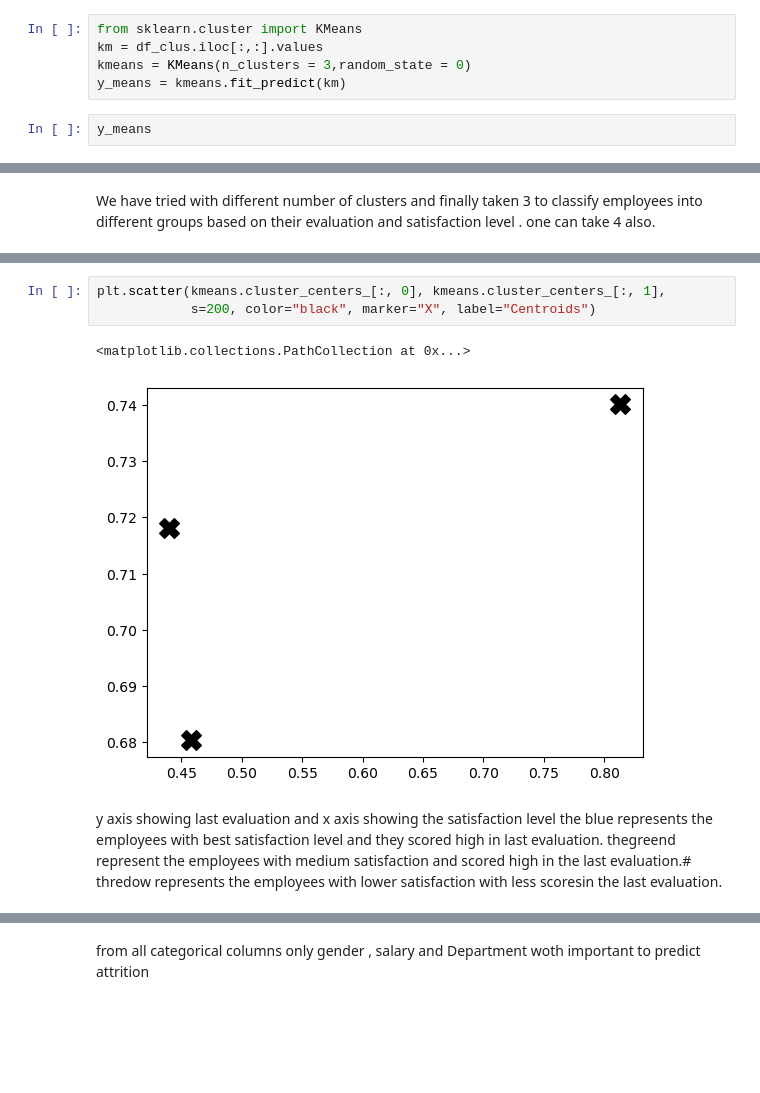
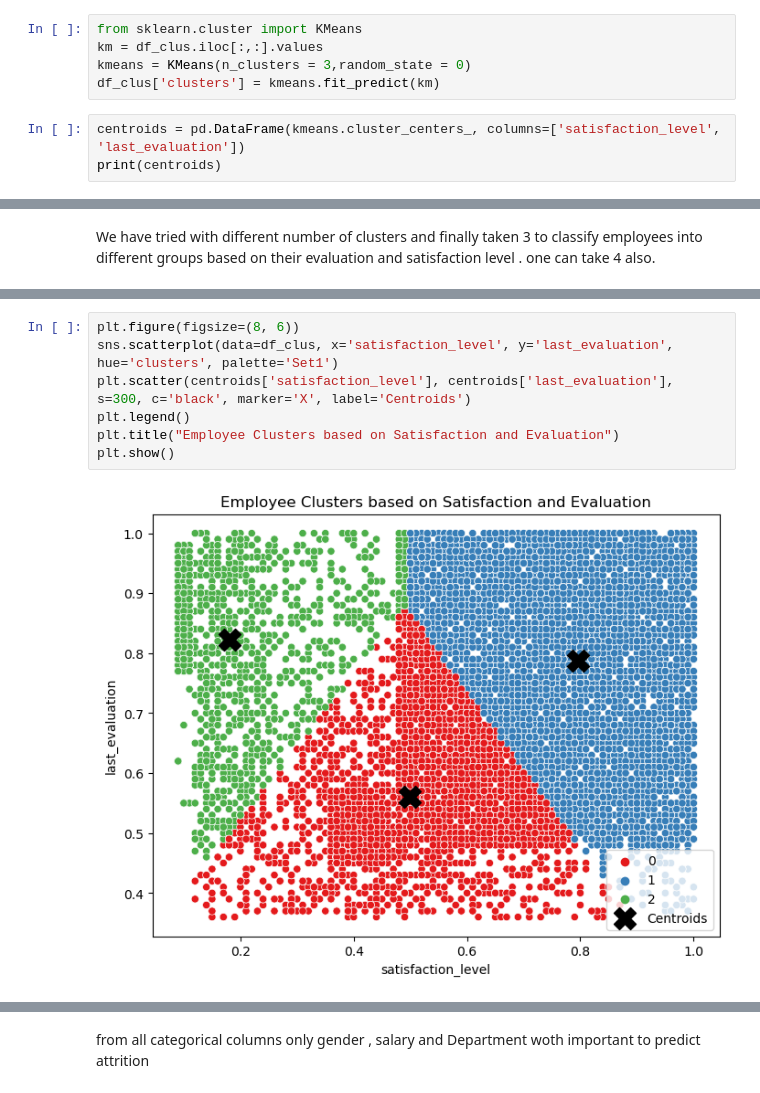
Before and after one commit to ABHISHEK-ALGO/H-R-ANALYTICS, a Jupyter notebook: HR Analytics Project.ipynb, the cells around one changed output, grey strips where cells are left out. Saved outputs shown, nothing was run; the diff lists cells and outputs as text; blank space fills up the shorter version.

```diff
--- a/HR Analytics Project.ipynb
+++ b/HR Analytics Project.ipynb
@@ -575,7 +559,8 @@ array([[0.38, 0.53, '1'],
 from sklearn.cluster import KMeans
 km = df_clus.iloc[:,:].values
 kmeans = KMeans(n_clusters = 3,random_state = 0)
-y_means = kmeans.fit_predict(km)
+df_clus['clusters'] = kmeans.fit_predict(km)
 # %%
-y_means
+centroids = pd.DataFrame(kmeans.cluster_centers_, columns=['satisfaction_level', 'last_evaluation'])
+print(centroids)
 # %% [output]
@@ -603,10 +578,9 @@ plt.show()
-# %%
-plt.scatter(kmeans.cluster_centers_[:, 0], kmeans.cluster_centers_[:, 1],
-            s=200, color="black", marker="X", label="Centroids")
-# %% [output]
-<matplotlib.collections.PathCollection at 0x...>
-[figure, removed]
-# %% [markdown]
-y axis showing last evaluation and x axis showing the satisfaction level
-the blue represents the employees with best satisfaction level and they scored high in last evaluation.
- thegreend represent the employees with medium satisfaction and scored high in the last evaluation.# thredow represents the employees with lower satisfaction with less scoresin the last evaluation.
+# %%
+plt.figure(figsize=(8, 6))
+sns.scatterplot(data=df_clus, x='satisfaction_level', y='last_evaluation', hue='clusters', palette='Set1')
+plt.scatter(centroids['satisfaction_level'], centroids['last_evaluation'], s=300, c='black', marker='X', label='Centroids')
+plt.legend()
+plt.title("Employee Clusters based on Satisfaction and Evaluation")
+plt.show()
+# %% [output]
+[figure, added]
```
Also changed, not shown: parts of 45 cells of this notebook, 2 other files.
